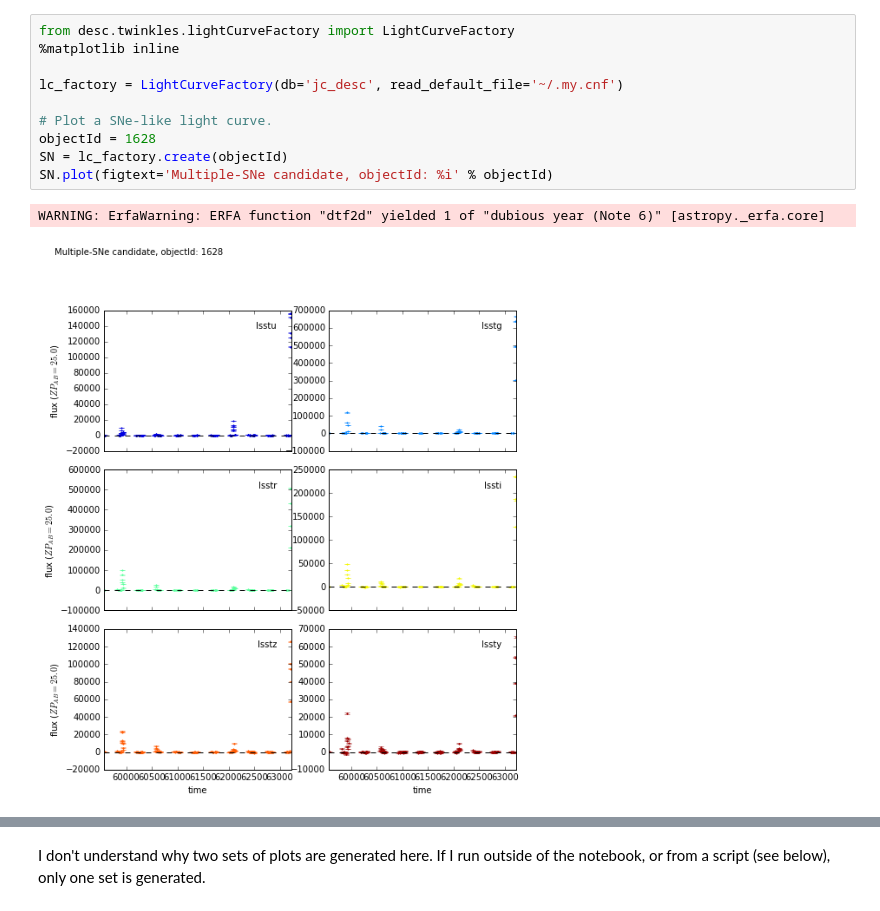
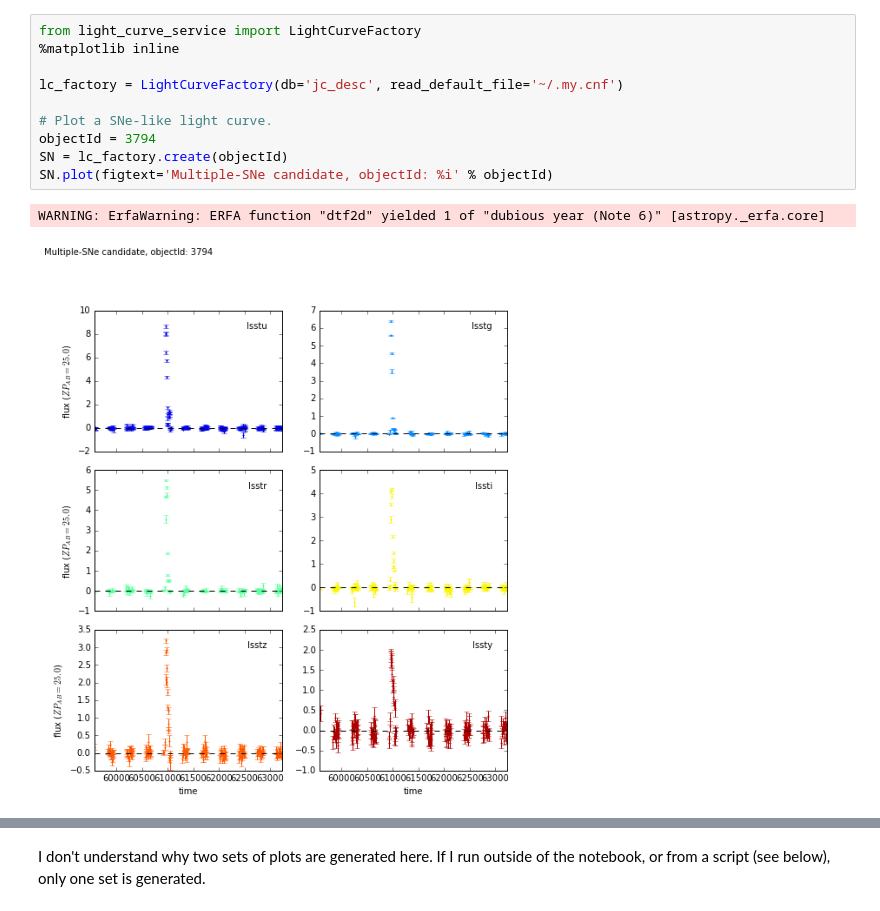
Before and after one commit to jchiang87/desc_projects, a Jupyter notebook: twinkles/ExploringTwinklesRun1.ipynb, the cells around one changed output, grey strips where cells are left out. Saved outputs shown, nothing was run; the diff lists cells and outputs as text.

```diff
--- a/twinkles/ExploringTwinklesRun1.ipynb
+++ b/twinkles/ExploringTwinklesRun1.ipynb
@@ -67,13 +84,13 @@ MySQL [jc_desc]>
 # %%
-from desc.twinkles.lightCurveFactory import LightCurveFactory
+from light_curve_service import LightCurveFactory
 %matplotlib inline
 
 lc_factory = LightCurveFactory(db='jc_desc', read_default_file='~/.my.cnf')
 
 # Plot a SNe-like light curve.
-objectId = 1628
+objectId = 3794
 SN = lc_factory.create(objectId)
 SN.plot(figtext='Multiple-SNe candidate, objectId: %i' % objectId)
 # %% [output]
 WARNING: ErfaWarning: ERFA function "dtf2d" yielded 1 of "dubious year (Note 6)" [astropy._erfa.core]
-[figure, old version]
+[figure, new version]
```
Also changed, not shown: parts of 8 cells of this notebook, 5 other files.
